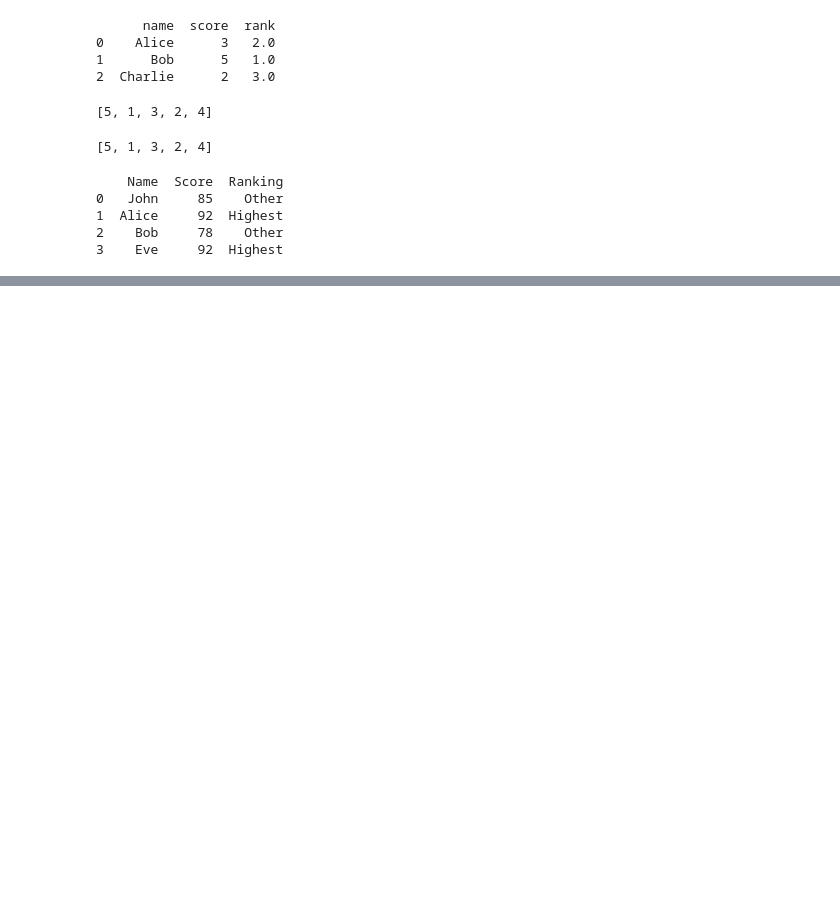
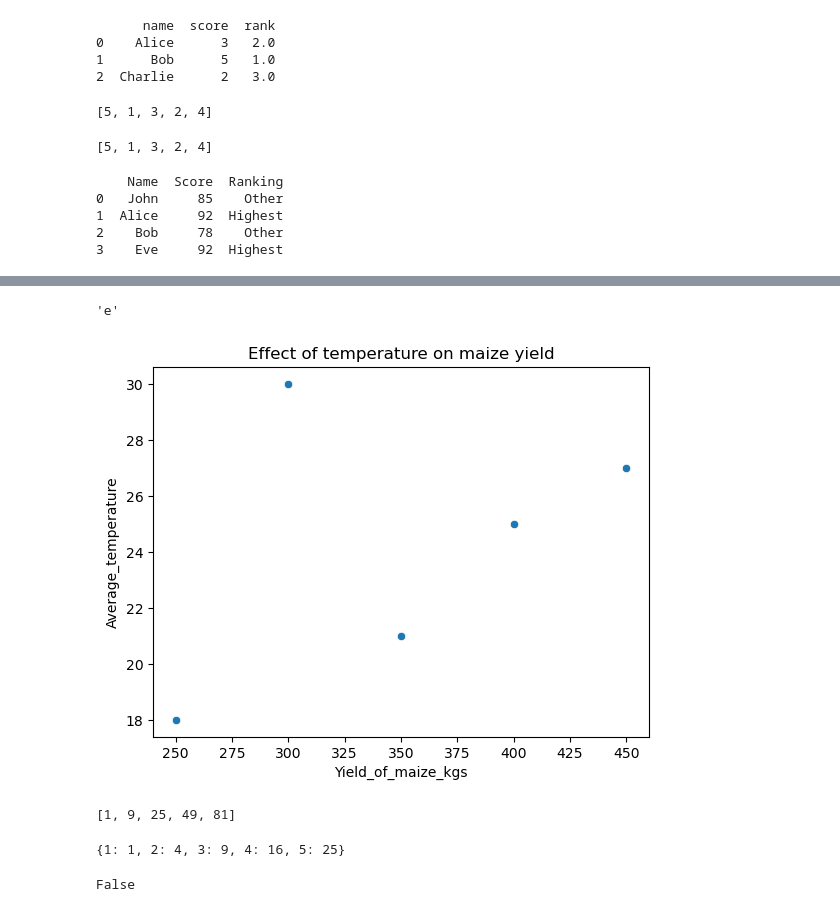
Before and after one commit to kariukikihoro/Python-data-basics, a Jupyter notebook: Untitled1.ipynb, the cells around one changed output, grey strips where cells are left out. Cells and saved outputs as stored; diff of their text form; code cells hidden in the pictures; blank space fills up the shorter version.

```diff
--- a/Untitled1.ipynb
+++ b/Untitled1.ipynb
@@ -108,0 +321,41 @@ print(df)
+# %%
+S = [['him', 'sell'], [90, 28, 43]]
+
+S[0][1][1]
+# %% [output]
+'e'
+# %%
+import seaborn as sns
+
+import matplotlib.pyplot as plt
+
+import pandas as pd
+
+data = pd.DataFrame({
+
+    'Yield_of_maize_kgs': [250, 300, 350, 400, 450],
+
+    'Average_temperature': [18, 30, 21, 25, 27]
+
+})
+
+sns.scatterplot(x='Yield_of_maize_kgs', y='Average_temperature', data = data)
+
+plt.title('Effect of temperature on maize yield')
+
+plt.show()
+# %% [output]
+[figure, added]
+# %%
+[i**2 for i in range(1,11,2)]
+# %% [output]
+[1, 9, 25, 49, 81]
+# %%
+s={x:x**2 for x in range(1,6)}
+s
+# %% [output]
+{1: 1, 2: 4, 3: 9, 4: 16, 5: 25}
+# %%
+False and True
+# %% [output]
+False
```
Also changed, not shown: parts of 16 cells of this notebook, 37 other files.
